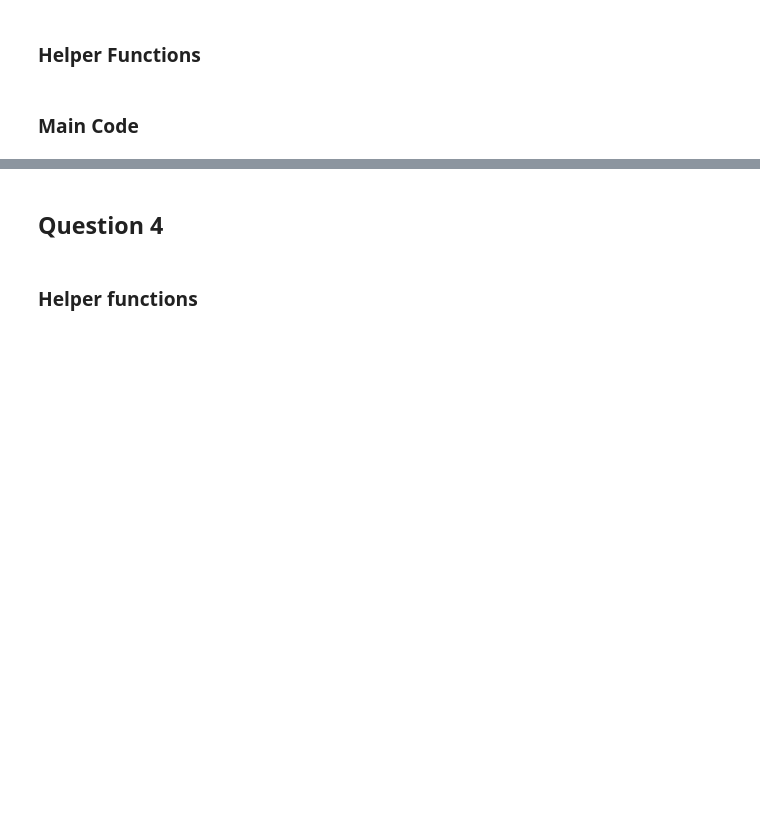
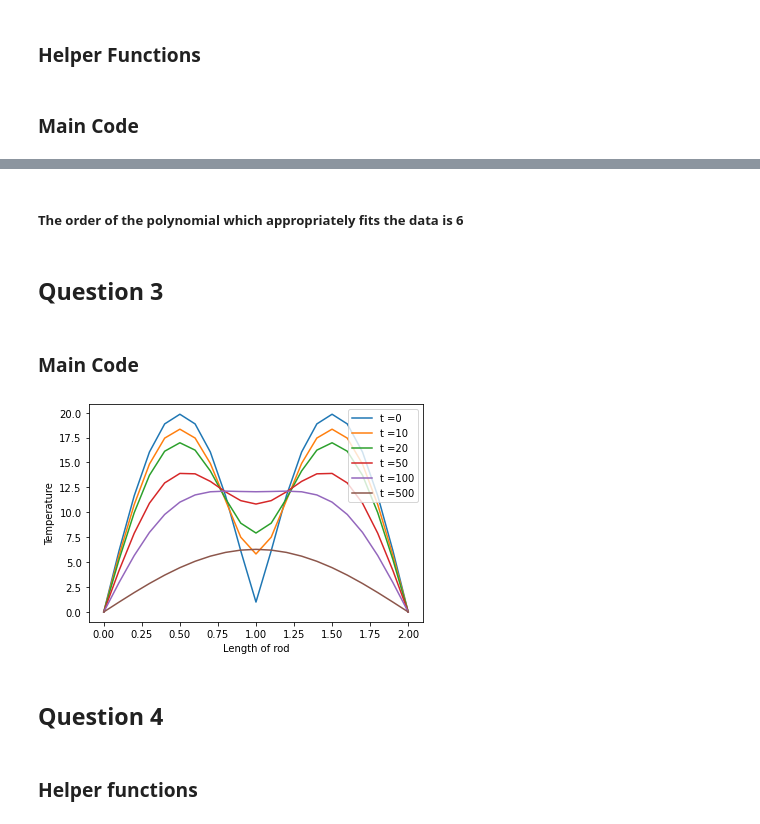
Before and after one commit to Rnazx/Codes_for_endsem, a Jupyter notebook: final_exam.ipynb, the cells around one changed output, grey strips where cells are left out. Cells and saved outputs as stored; diff of their text form; code cells hidden in the pictures; blank space fills up the shorter version.

```diff
--- a/final_exam.ipynb
+++ b/final_exam.ipynb
@@ -78,3 +136,45 @@ The coefficients obtained in the legendre functions basis is : [ 0.07003197  0.0
+# %% [markdown]
+##### The order of the polynomial which appropriately fits the data is 6
+# %% [markdown]
+## Question 3
+# %% [markdown]
+### Main Code
+# %%
+nx = 19
+dx = 0.1
+dt = 0.0008
+a = dt/(dx**2)
+
+state_t0 = np.zeros((nx))
+for i in range(nx):
+    state_t0[i] = 20*abs(np.sin(np.pi*(i+1)*0.1))
+
+A = np.zeros((nx,nx))
+for i in range(nx):
+    A[i,i] = 1-(2*a)
+    if i+1 < nx:
+        A[i+1,i] = a
+        A[i,i+1] = a
+
+watch = [0,10,20,50,100,500]
+for i in range(501):
+    if i == 0:
+        state = state_t0
+    state = np.matmul(A,state)
+
+    if i in watch:
+        x = np.arange(0, 2.1, dx)
+        y = np.zeros((nx + 2))
+        y[1:-1] = state
+        plt.plot(x,y, label='t ='+str(i))
+
+plt.xlabel('Length of rod')
+plt.ylabel('Temperature')
+plt.legend()
+plt.savefig('temperature_profile.png')
+plt.show()
+# %% [output]
+[figure, added]
 # %% [markdown]
 ## Question 4
 # %% [markdown]
```
Also changed, not shown: parts of 18 cells of this notebook.
